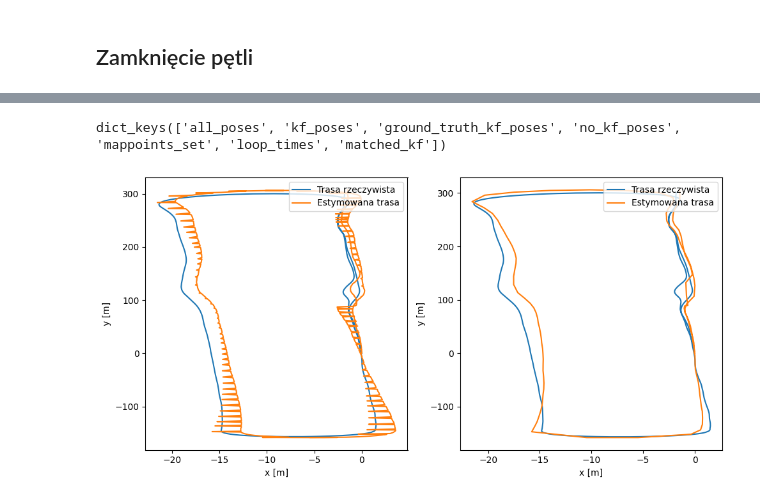
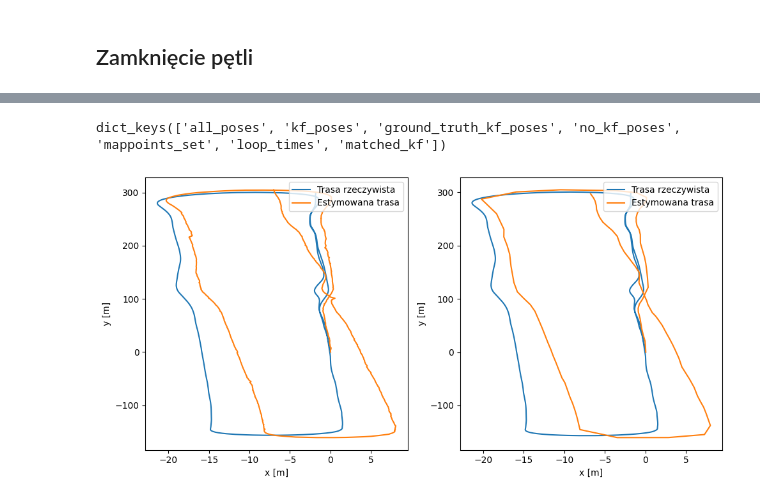
Before and after one commit to DizkiBorsuk/VisualSlam, a Jupyter notebook: scripts/result_analysis.ipynb, the cells around one changed output, grey strips where cells are left out. Drawn from its saved outputs; the diff is of its cells as text; code cells hidden in the pictures.

```diff
--- a/scripts/result_analysis.ipynb
+++ b/scripts/result_analysis.ipynb
@@ -998,36 +998,37 @@ pivot_data_gftt
 | total mean error %: | 0.185634 | 0.191527 | 0.256444 | 0.167268 | 0.260669 | 0.228556 | 0.173527 | 0.166896 | 0.149387 |
 | total mean error: | 2.288630 | 2.361270 | 3.161620 | 2.062200 | 3.213710 | 2.817790 | 2.139370 | 2.057610 | 1.841750 |
 # %%
-nc_gftt_loop_closing = netCDF4.Dataset('/home/maciek/dev/projects_cpp/VisualSlam/results/gftt_loop_closing/results_stereo_gftt_6_400_closing_1.nc')
+nc_gftt_loop_closing = netCDF4.Dataset('/home/maciek/dev/projects_cpp/VisualSlam/results/results_stereo_orb_6_400_closing_7.nc')
 print(nc_gftt_loop_closing.variables.keys())
 
 fig, (ax1, ax2)= plt.subplots(ncols=2)
 fig.set_figheight(5)
 fig.set_figwidth(10)
+
 
 all_poses = np.array(nc_gftt_loop_closing.variables['all_poses'])
 kf_poses = np.array(nc_gftt_loop_closing.variables['kf_poses'])
 no_kf_poses = np.array(nc_gftt_loop_closing.variables['no_kf_poses'])
 
 
 
 ax1.plot(ground_truth_poses_6[:,:,3][:,0], ground_truth_poses_6[:,:,3][:,2])
 ax2.plot(ground_truth_poses_6[:,:,3][:,0], ground_truth_poses_6[:,:,3][:,2])
 
 ax1.plot(all_poses[:,:,3][:,0], all_poses[:,:,3][:,2])
 ax1.legend(['Trasa rzeczywista', 'Estymowana trasa'], loc = 'upper right')
 ax2.plot(kf_poses[:,:,3][:,0], kf_poses[:,:,3][:,2])
 ax2.legend(['Trasa rzeczywista', 'Estymowana trasa'], loc = 'upper right')
 
 ax1.set_xlabel('x [m]')
 ax1.set_ylabel('y [m]')
 ax2.set_xlabel('x [m]')
 ax2.set_ylabel('y [m]')
 fig.tight_layout()
 # plt.savefig('../results/trajectory_plots_sift_400.jpg')
 # %% [output]
 dict_keys(['all_poses', 'kf_poses', 'ground_truth_kf_poses', 'no_kf_poses', 'mappoints_set', 'loop_times', 'matched_kf'])
-[figure, old version]
+[figure, new version]
 # %%
 pivot_data_orb
 # %% [output]
```
Also changed, not shown: 1 other file.
